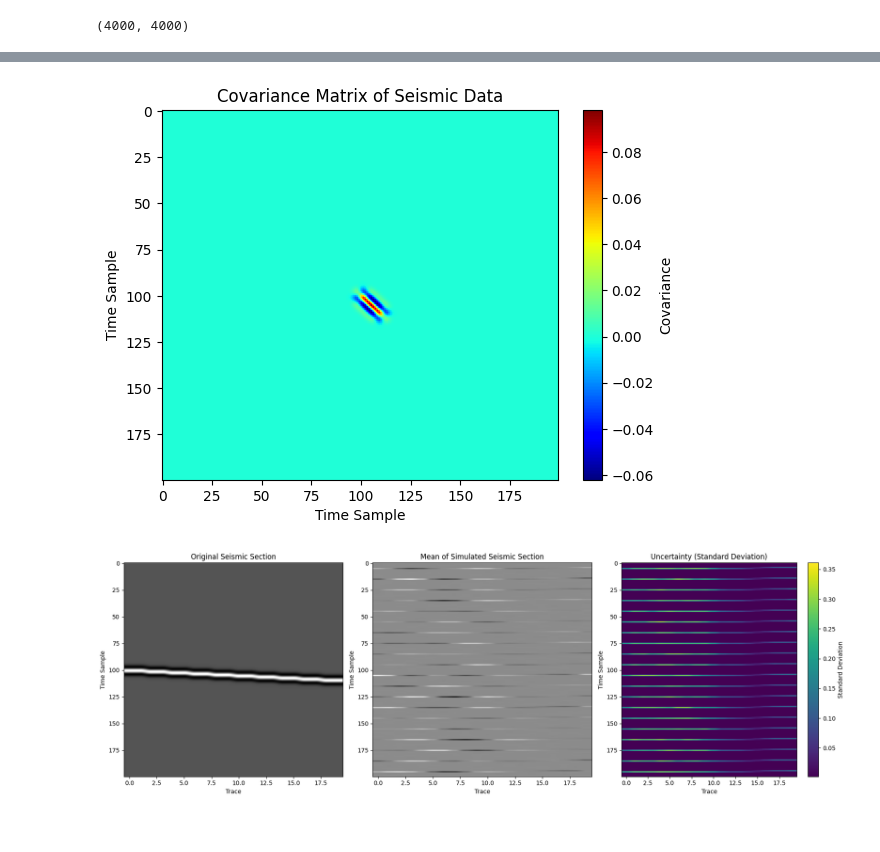
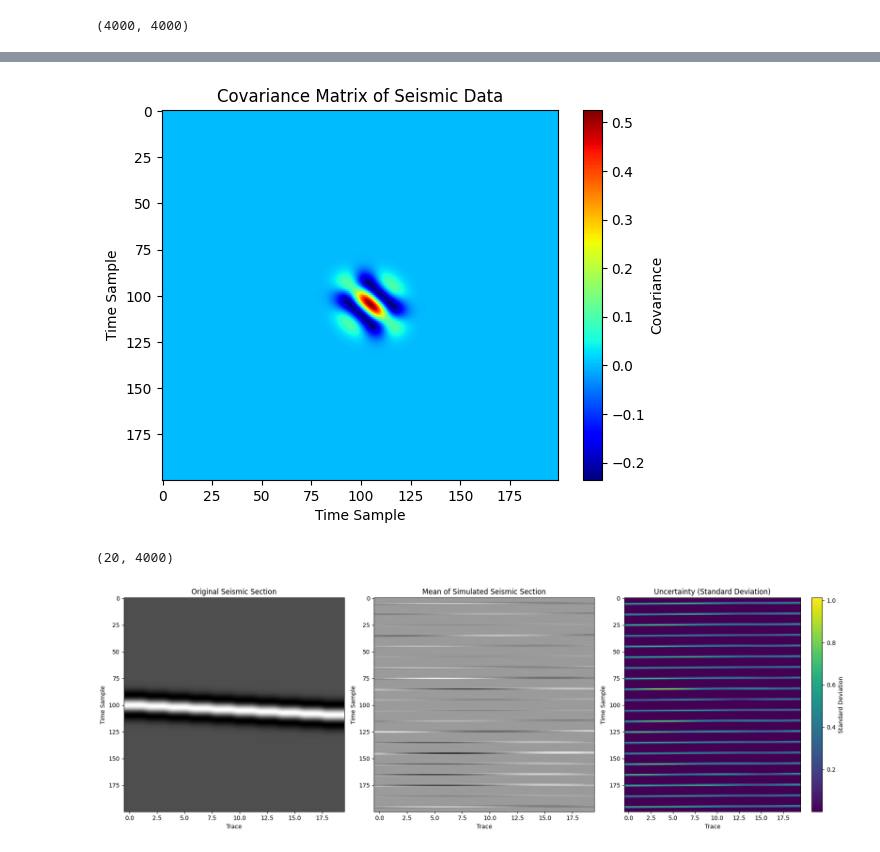
Before and after one commit to csc7/Probabilistic_Programming, a Jupyter notebook: Example_01.ipynb, the cells around one changed output, grey strips where cells are left out. Cells and saved outputs as stored; diff of their text form; code cells hidden in the pictures.

Commit message:
Change wavelet from SciPy to PyLops

```diff
--- a/Example_01.ipynb
+++ b/Example_01.ipynb
@@ -12,7 +12,9 @@ from scipy.linalg import cholesky
 n_rows, n_cols = 200, 20  # Number of rows (time/depth) and columns (trace locations)
 dip = 0.5  # Dip of the event in sample points per trace
 amplitude = 1  # Amplitude of the event
-wavelet = ricker(points=50, a=2)  # Ricker wavelet to simulate seismic wavelet
+dt = 0.002
+t = np.arange(n_rows) * dt
+wav, wavt, wavc = pylops.utils.wavelets.ricker(t[:41], f0=20)  # Ricker wavelet to simulate seismic wavelet
 
 # Synthetic data
 seismic_data = np.zeros((n_rows, n_cols))
@@ -25,7 +27,7 @@ for col in range(n_cols):
 
 # Convolution with the Ricker wavelet
 for col in range(n_cols):
-    seismic_data[:, col] = np.convolve(seismic_data[:, col], wavelet, mode='same')
+    seismic_data[:, col] = np.convolve(seismic_data[:, col], wav, mode='same')
 
 # Plot
 plt.imshow(seismic_data, cmap='gray', aspect='auto', extent=[0, n_cols, n_rows, 0])
@@ -105,7 +104,7 @@ def sequential_gaussian_simulation(covariance_matrix, n_realizations=10, regular
         realizations.append(realization)
     print(np.shape(realizations))
     realizations = np.array(realizations)
-    return np.array(realizations.reshape(5, 200,20))
+    return np.array(realizations.reshape(n_realizations, 200,20))
 
 # Use the same covariance matrix from previous step
 covariance_matrix = compute_covariance_2D(seismic_data)
@@ -186,7 +188,7 @@ covariance_matrix_full = np.kron(np.eye(n_cols), covariance_matrix)
 
 # Simulation of the entire seismic section using sequential Gaussian simulation
 
-n_realizations = 50
+n_realizations = 20
 realizations = sequential_gaussian_simulation(covariance_matrix_full, n_realizations=n_realizations, regularization=1e-5)
 
 if realizations is not None:
@@ -197,32 +199,33 @@ if realizations is not None:
     mean_realization = np.mean(realizations, axis=0)
     std_realization = np.std(realizations, axis=0)
 
     # Plots
     fig, axes = plt.subplots(1, 3, figsize=(18, 6))
 
     # Original seismic section
     axes[0].imshow(seismic_data, aspect='auto', cmap='gray')
     axes[0].set_title('Original Seismic Section')
     axes[0].set_xlabel('Trace')
     axes[0].set_ylabel('Time Sample')
 
     # Mean of the simulated realizations
     axes[1].imshow(mean_realization, aspect='auto', cmap='gray')
     axes[1].set_title('Mean of Simulated Seismic Section')
     axes[1].set_xlabel('Trace')
     axes[1].set_ylabel('Time Sample')
 
     # Standard deviation (uncertainty) of the simulated realizations
     im = axes[2].imshow(std_realization, aspect='auto', cmap='viridis')
     axes[2].set_title('Uncertainty (Standard Deviation)')
     axes[2].set_xlabel('Trace')
     axes[2].set_ylabel('Time Sample')
     fig.colorbar(im, ax=axes[2], label='Standard Deviation')
 
     plt.tight_layout()
     plt.show()
 else:
     print("Realizations could not be generated due to a failed Cholesky decomposition.")
 # %% [output]
-[figure, old version]
+[figure, new version]
+(20, 4000)
-[figure, old version]
+[figure, new version]
```
Also changed, not shown: parts of 7 cells of this notebook.
